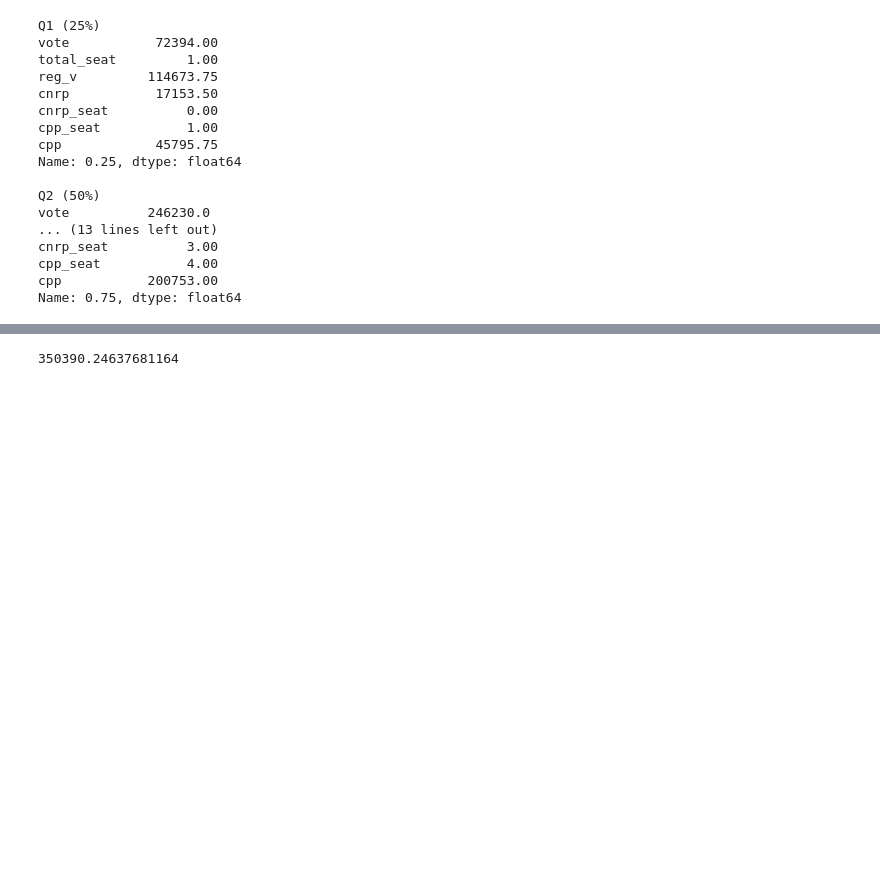
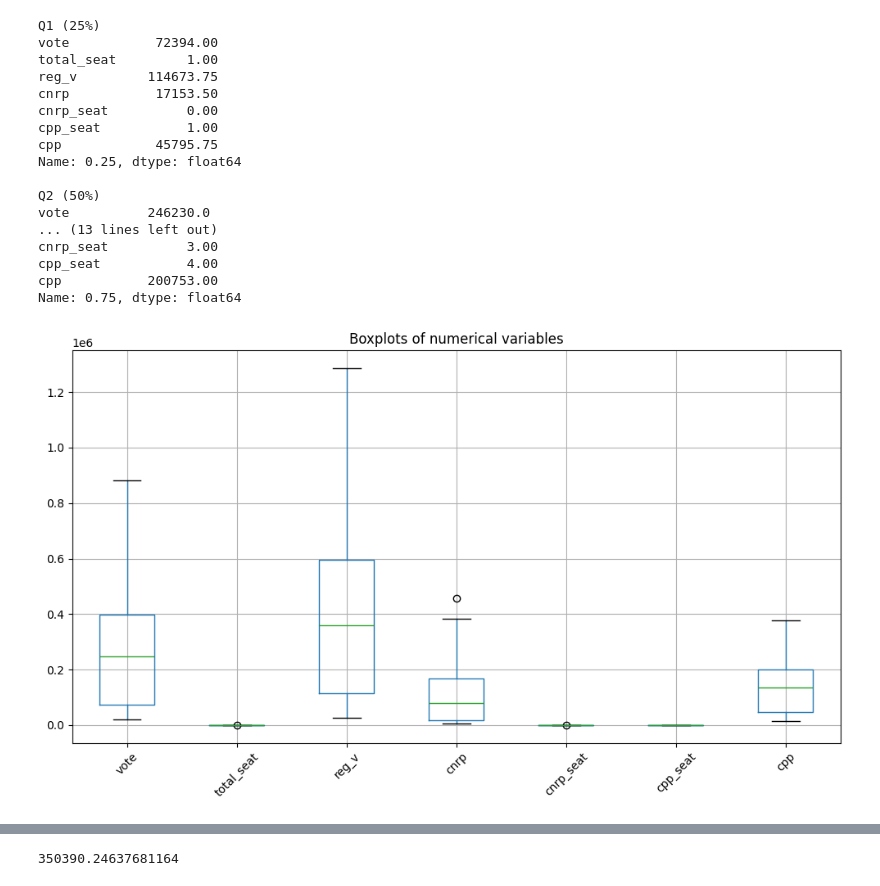
Before and after one commit to CPF-CADT/fundamentals-of-data-science, a Jupyter notebook: w3/W3 - Descriptive.ipynb, the cells around one changed output, grey strips where cells are left out. Drawn from its saved outputs; the diff is of its cells as text; code cells hidden in the pictures; blank space fills up the shorter version.

```diff
--- a/w3/W3 - Descriptive.ipynb
+++ b/w3/W3 - Descriptive.ipynb
@@ -300,6 +300,24 @@ Name: 0.75, dtype: float64
 # %%
 # Exercise 11
 # plot Boxplot and explain result
+
+import matplotlib.pyplot as plt
+
+numeric_cols = df.select_dtypes(include='number').drop(columns=["_id", "pro_code"], errors='ignore')
+
+cols = ["vote", "total_seat", "reg_v", "cnrp", "cnrp_seat", "cpp_seat", "cpp"]
+
+plt.figure(figsize=(10, 6))
+numeric_cols[cols].boxplot()
+plt.title('Boxplots of numerical variables')
+plt.xticks(rotation=45)
+plt.tight_layout()
+plt.show()
+
+# - Boxplots show medians and IQR; dots outside whiskers are potential outliers.
+# - Vote-related variables show wide boxes and several outliers; seat-related variables are concentrated with few extremes.
+# %% [output]
+[figure, added]
 # %%
 # Exercise 12
 # calculate IQR and explain
```
Also changed, not shown: parts of 10 cells of this notebook.
